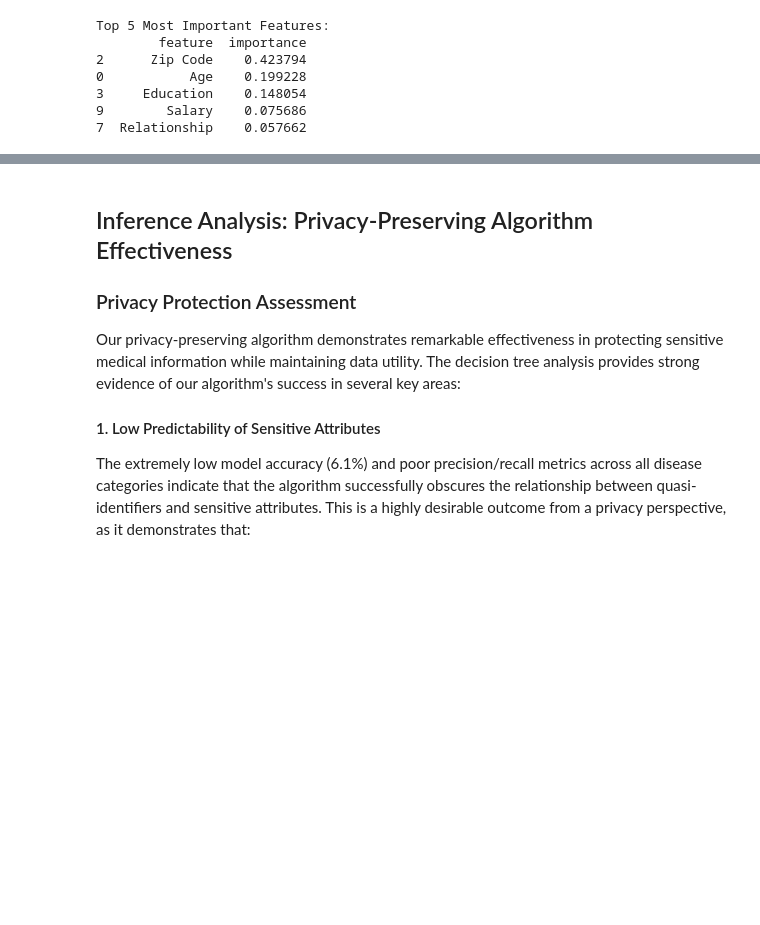
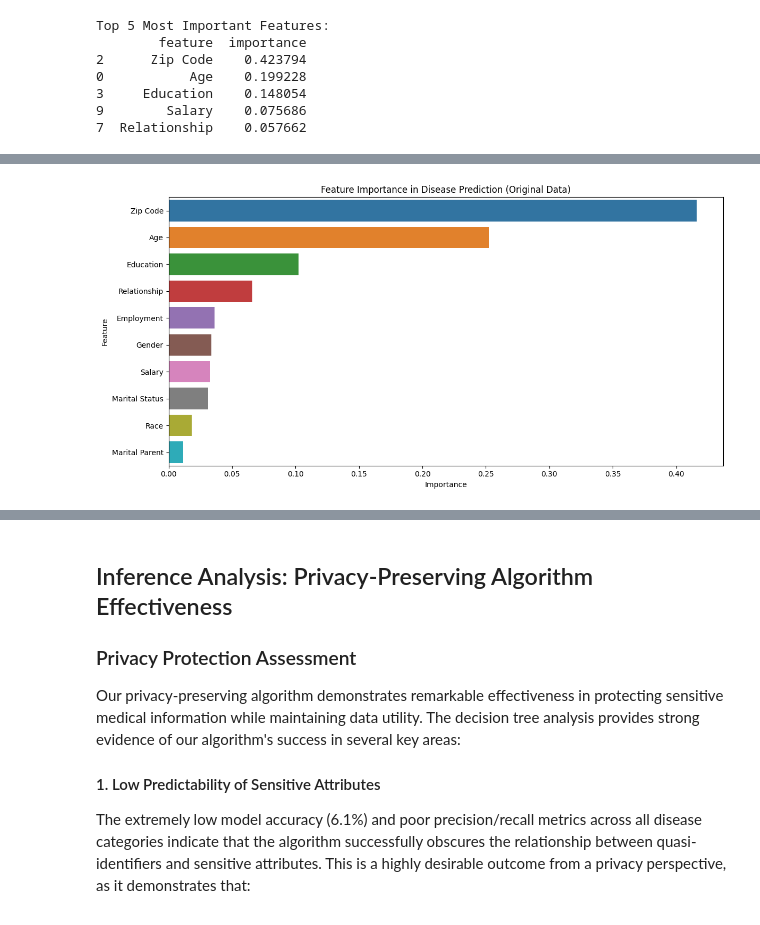
Before and after one commit to Hardvan/Incremental-Diversity, a Jupyter notebook: Code and Dataset/Decision Tree/Decision Tree.ipynb, the cells around one changed output, grey strips where cells are left out. Drawn from its saved outputs; the diff is of its cells as text; code cells hidden in the pictures; blank space fills up the shorter version.

Commit message:
Add Original Analysis

```diff
--- a/Code and Dataset/Decision Tree/Decision Tree.ipynb
+++ b/Code and Dataset/Decision Tree/Decision Tree.ipynb
@@ -141,0 +153,3 @@ Top 5 Most Important Features:
+# %%
+df = pd.read_csv('original_microdata_Records_10000_k_3.csv')
+df.head()
@@ -141,0 +186,26 @@ Top 5 Most Important Features:
+# %%
+
+# Prepare features (X) and target (y)
+X = df.drop('Disease', axis=1)
+y = df['Disease']
+
+# Split the data
+X_train, X_test, y_train, y_test = train_test_split(
+    X, y, test_size=0.2, random_state=42, stratify=y)
+# %%
+# Define hyperparameter grid for optimization
+param_grid = {
+    'max_depth': [None, 10, 20, 30, 40, 50],
+    'min_samples_split': [2, 5, 10],
+    'min_samples_leaf': [1, 2, 4],
+    'criterion': ['gini', 'entropy'],
+    'class_weight': ['balanced']
+}
+# %%
+# Create and train the decision tree with grid search
+dt = DecisionTreeClassifier(random_state=42)
+grid_search = GridSearchCV(dt, param_grid, cv=5, scoring='accuracy', n_jobs=-1)
+grid_search.fit(X_train, y_train)
+
+# Get the best model
+best_dt = grid_search.best_estimator_
@@ -141,0 +241,18 @@ Top 5 Most Important Features:
+# %%
+# Visualize feature importance
+feature_importance = pd.DataFrame({
+    'feature': X.columns,
+    'importance': best_dt.feature_importances_
+})
+feature_importance = feature_importance.sort_values(
+    'importance', ascending=False)
+
+plt.figure(figsize=(12, 6))
+sns.barplot(x='importance', y='feature', data=feature_importance)
+plt.title('Feature Importance in Disease Prediction (Original Data)')
+plt.xlabel('Importance')
+plt.ylabel('Feature')
+plt.tight_layout()
+plt.show()
+# %% [output]
+[figure, added]
```
Also changed, not shown: parts of 8 cells of this notebook, 1 other file.
